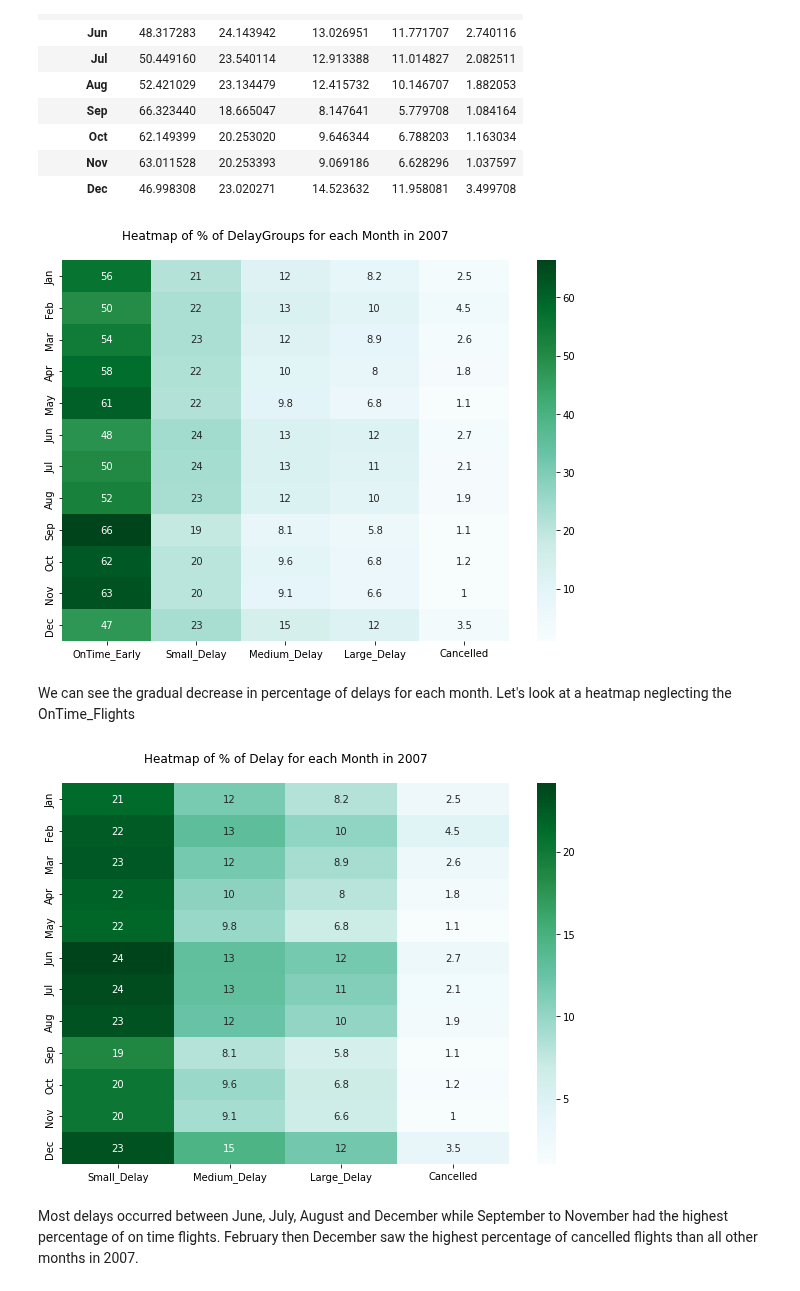
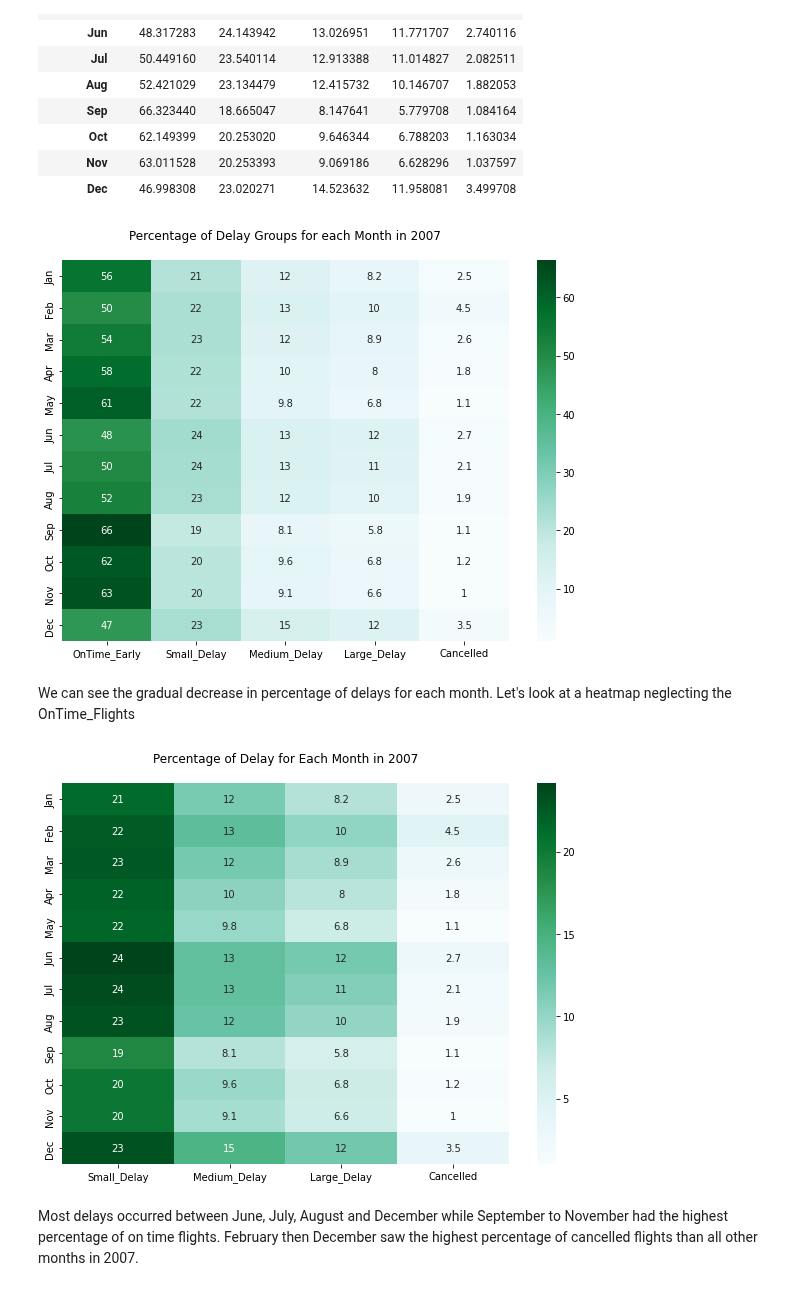
Before and after one commit to EsosaOrumwese/ALX-T-Nanodegree, a Jupyter notebook: Data Analytics/Projects/Airline On-Time Performance Data/eda_act.ipynb, the cells around one changed output. Cells and saved outputs as stored; diff of their text form; code cells hidden in the pictures.

```diff
--- a/Data Analytics/Projects/Airline On-Time Performance Data/eda_act.ipynb
+++ b/Data Analytics/Projects/Airline On-Time Performance Data/eda_act.ipynb
@@ -313,21 +373,33 @@ Let's get the percentage of each delay group for each month
 # %%
 plt.figure(figsize=[10,7])
 sns.heatmap((airline_df_agg*100), cmap='BuGn', annot=True)
-plt.title('Heatmap of % of DelayGroups for each Month in 2007\n')
+plt.title('Percentage of Delay Groups for each Month in 2007\n')
 plt.xlabel('')
-plt.ylabel('');
+plt.ylabel('')
+
+# save figure
+plt.savefig('figures/pct_of_DelayGroup_month.png', facecolor='white',
+            transparent=False, bbox_inches = "tight")
+
+plt.show();
 # %% [output]
-[figure, old version]
+[figure, new version]
 # %% [markdown]
 We can see the gradual decrease in percentage of delays for each month. Let's look at a heatmap neglecting the OnTime_Flights
 # %%
 plt.figure(figsize=[10,7])
 sns.heatmap((airline_df_agg.drop('OnTime_Early', axis=1)*100),
             cmap='BuGn', annot=True)
-plt.title('Heatmap of % of Delay for each Month in 2007\n')
+plt.title('Percentage of Delay for Each Month in 2007\n')
 plt.xlabel('')
-plt.ylabel('');
+plt.ylabel('')
+
+# save figure
+plt.savefig('figures/pct_of_DelayGroup_month_except_OnTime.png', facecolor='white',
+            transparent=False, bbox_inches = "tight")
+
+plt.show();
 # %% [output]
-[figure, old version]
+[figure, new version]
 # %% [markdown]
 Most delays occurred between June, July, August and December while September to November had the highest percentage of on time flights. February then December saw the highest percentage of cancelled flights than all other months in 2007.
```
Also changed, not shown: parts of 28 cells of this notebook, 14 other files.
